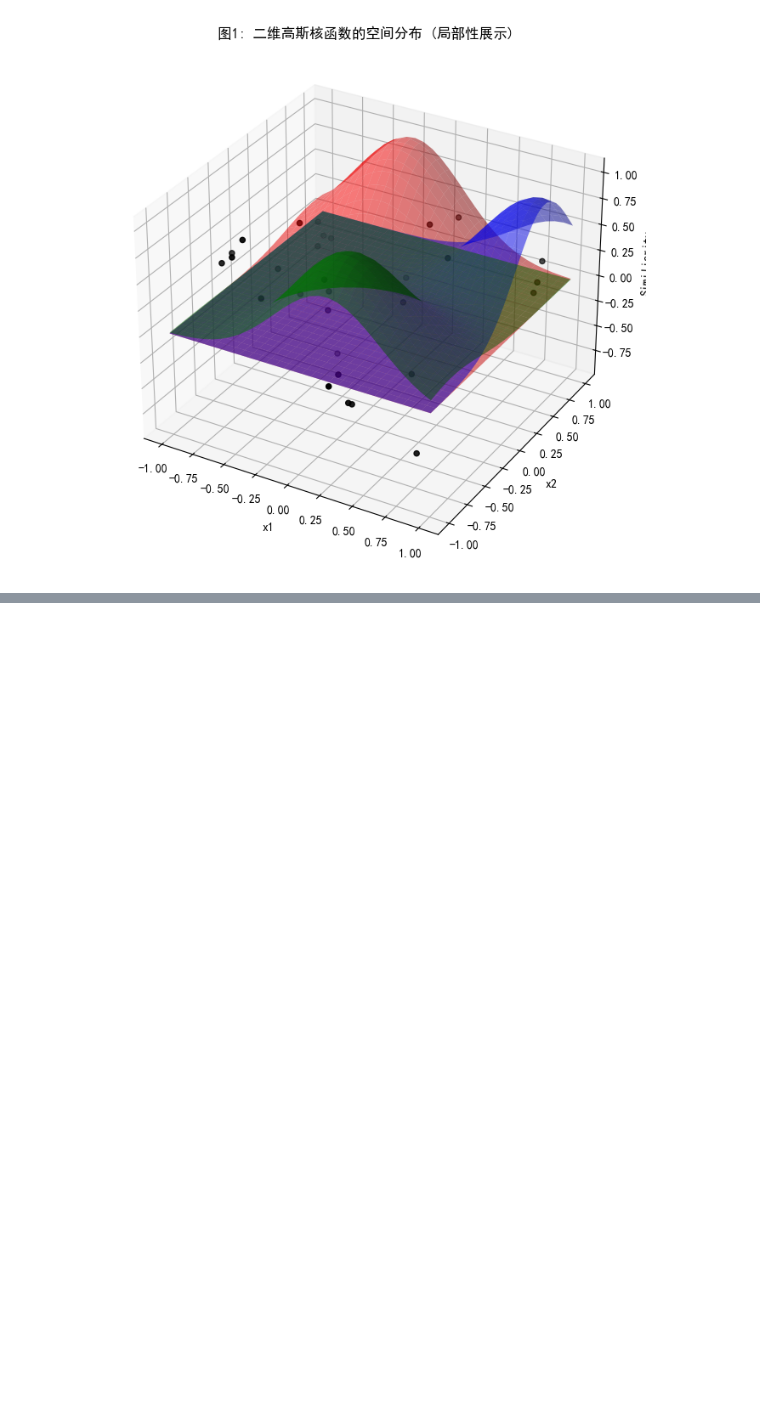
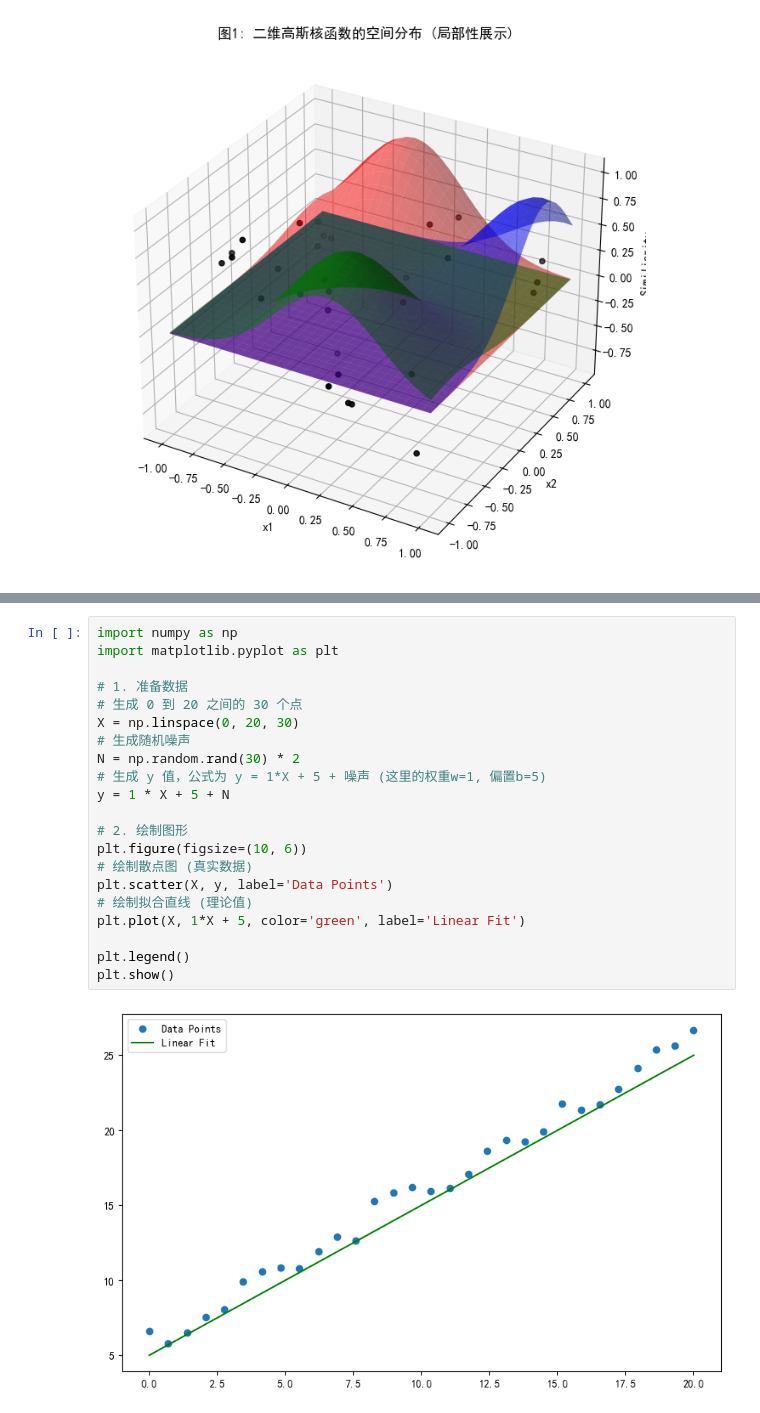
Before and after one commit to SongYangcheng/coding, a Jupyter notebook: machineLearning/RegressionAndClusteringAlgorithms.ipynb, the cells around one changed output, grey strips where cells are left out. Cells and saved outputs as stored; diff of their text form; blank space fills up the shorter version.

```diff
--- a/machineLearning/RegressionAndClusteringAlgorithms.ipynb
+++ b/machineLearning/RegressionAndClusteringAlgorithms.ipynb
@@ -1320,0 +1660,23 @@ plt.show()
+# %%
+import numpy as np
+import matplotlib.pyplot as plt
+
+# 1. 准备数据
+# 生成 0 到 20 之间的 30 个点
+X = np.linspace(0, 20, 30)
+# 生成随机噪声
+N = np.random.rand(30) * 2
+# 生成 y 值，公式为 y = 1*X + 5 + 噪声 (这里的权重w=1, 偏置b=5)
+y = 1 * X + 5 + N
+
+# 2. 绘制图形
+plt.figure(figsize=(10, 6))
+# 绘制散点图 (真实数据)
+plt.scatter(X, y, label='Data Points')
+# 绘制拟合直线 (理论值)
+plt.plot(X, 1*X + 5, color='green', label='Linear Fit')
+
+plt.legend()
+plt.show()
+# %% [output]
+[figure, added]
```
Also changed, not shown: parts of 20 cells of this notebook, 5 other files.
